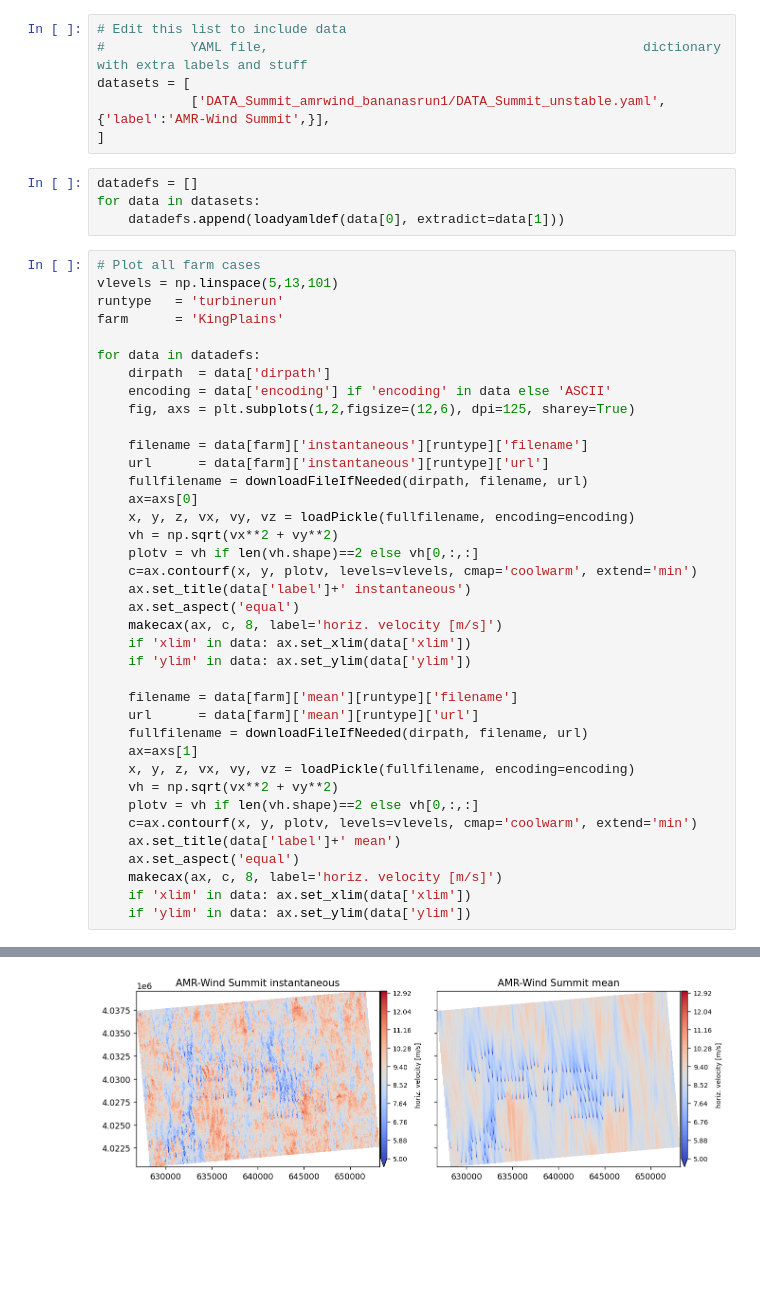
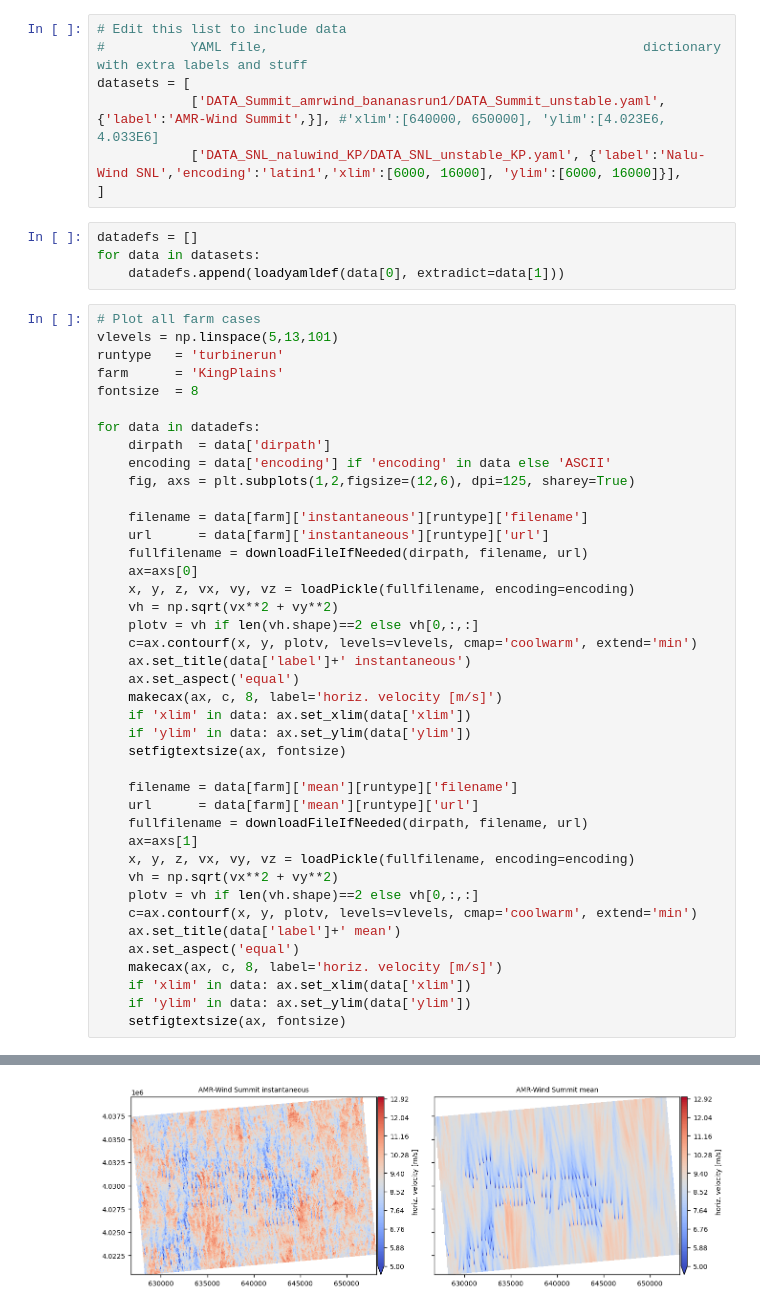
Before and after one commit to lawrenceccheung/AWAKEN_summit_setup, a Jupyter notebook: CompareResults/HubHeightPlanes/Unstable/CompareKingPlains.ipynb, the cells around one changed output, grey strips where cells are left out. Drawn from its saved outputs; the diff is of its cells as text; blank space fills up the shorter version.

```diff
--- a/CompareResults/HubHeightPlanes/Unstable/CompareKingPlains.ipynb
+++ b/CompareResults/HubHeightPlanes/Unstable/CompareKingPlains.ipynb
@@ -75,7 +75,8 @@ def setfigtextsize(ax, fsize):
 # Edit this list to include data
 #           YAML file,                                                dictionary with extra labels and stuff
 datasets = [
-            ['DATA_Summit_amrwind_bananasrun1/DATA_Summit_unstable.yaml', {'label':'AMR-Wind Summit',}],
+            ['DATA_Summit_amrwind_bananasrun1/DATA_Summit_unstable.yaml', {'label':'AMR-Wind Summit',}], #'xlim':[640000, 650000], 'ylim':[4.023E6, 4.033E6]
+            ['DATA_SNL_naluwind_KP/DATA_SNL_unstable_KP.yaml', {'label':'Nalu-Wind SNL','encoding':'latin1','xlim':[6000, 16000], 'ylim':[6000, 16000]}],
 ]
 # %%
 datadefs = []
@@ -86,6 +87,7 @@ for data in datasets:
 vlevels = np.linspace(5,13,101)
 runtype   = 'turbinerun'
 farm      = 'KingPlains'
+fontsize  = 8
 
 for data in datadefs:
     dirpath  = data['dirpath']
@@ -105,6 +107,7 @@ for data in datadefs:
     makecax(ax, c, 8, label='horiz. velocity [m/s]')
     if 'xlim' in data: ax.set_xlim(data['xlim'])
     if 'ylim' in data: ax.set_ylim(data['ylim'])
+    setfigtextsize(ax, fontsize)
 
     filename = data[farm]['mean'][runtype]['filename']
     url      = data[farm]['mean'][runtype]['url']
@@ -119,6 +122,7 @@ for data in datadefs:
     makecax(ax, c, 8, label='horiz. velocity [m/s]')
     if 'xlim' in data: ax.set_xlim(data['xlim'])
     if 'ylim' in data: ax.set_ylim(data['ylim'])
+    setfigtextsize(ax, fontsize)
 # %% [output]
 Found DATA_Summit_amrwind_bananasrun1/DATA_Summit_unstable_bananas1_KP_z90_wturb_inst_900.pkl
 Found DATA_Summit_amrwind_bananasrun1/DATA_Summit_unstable_bananas1_KP_z90_wturb_mean_300_960.pkl
@@ -125 +131 @@ Found DATA_Summit_amrwind_bananasrun1/DATA_Summit_unstable_bananas1_KP_z90_wturb
-[figure, old version]
+[figure, new version]
```
Also changed, not shown: parts of 1 cell of this notebook, 2 other files.
